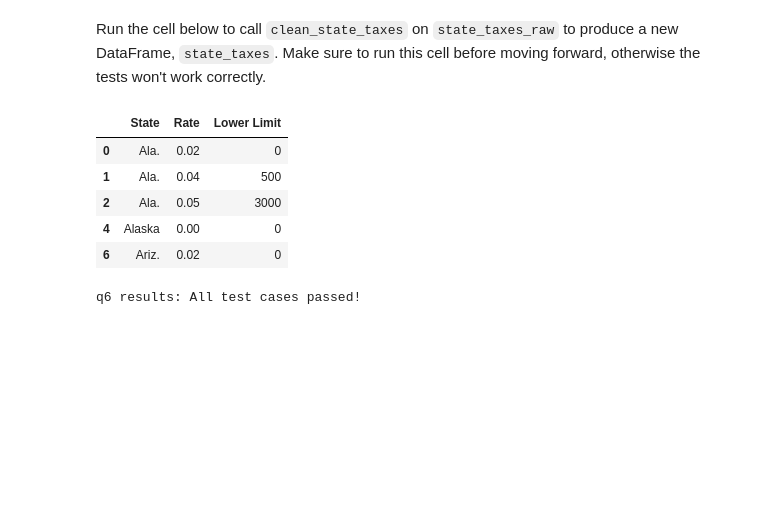
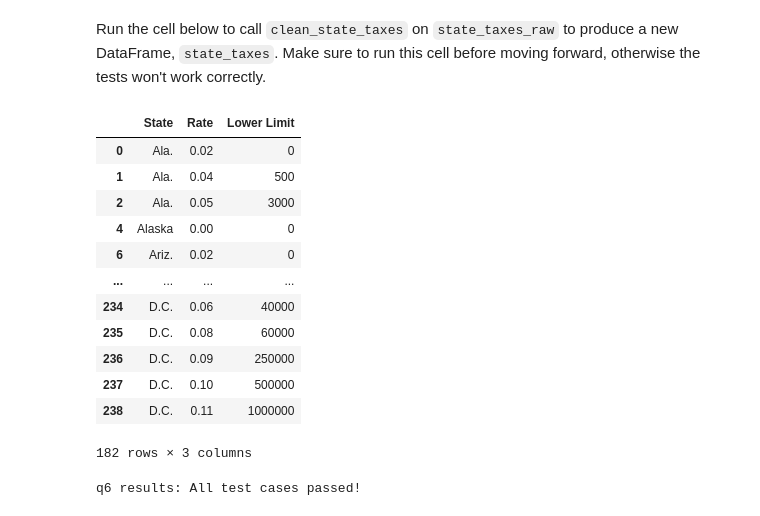
Before and after one commit to KevinHuang8706/dsc80-2024-fa, a Jupyter notebook: projects/project02/project.ipynb, the cells around one changed output. Drawn from its saved outputs; the diff is of its cells as text; code cells hidden in the pictures; blank space fills up the shorter version.

```diff
--- a/projects/project02/project.ipynb
+++ b/projects/project02/project.ipynb
@@ -763,14 +802,21 @@ Run the cell below to call `clean_state_taxes` on `state_taxes_raw` to produce a
 # %%
 state_taxes_raw = pd.read_csv(state_taxes_raw_path)
 state_taxes = clean_state_taxes(state_taxes_raw)
-state_taxes.head()
+state_taxes
 # %% [output]
 |  | State | Rate | Lower Limit |
 | 0 | Ala. | 0.02 | 0 |
 | 1 | Ala. | 0.04 | 500 |
 | 2 | Ala. | 0.05 | 3000 |
 | 4 | Alaska | 0.00 | 0 |
 | 6 | Ariz. | 0.02 | 0 |
+| ... | ... | ... | ... |
+| 234 | D.C. | 0.06 | 40000 |
+| 235 | D.C. | 0.08 | 60000 |
+| 236 | D.C. | 0.09 | 250000 |
+| 237 | D.C. | 0.10 | 500000 |
+| 238 | D.C. | 0.11 | 1000000 |
+182 rows × 3 columns
 # %%
 grader.check("q6")
 # %% [output]
```
Also changed, not shown: parts of 20 cells of this notebook, 11 other files.
